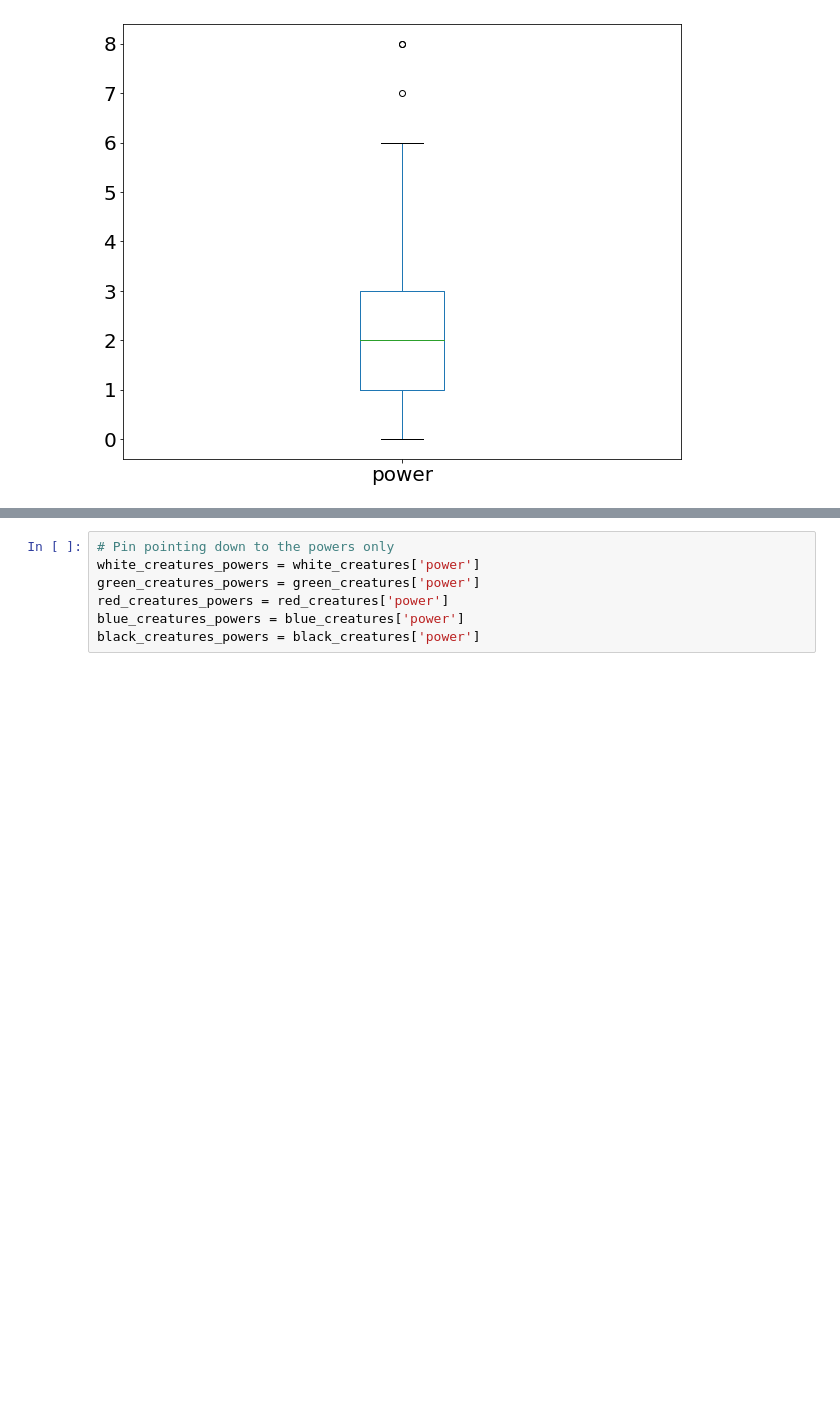
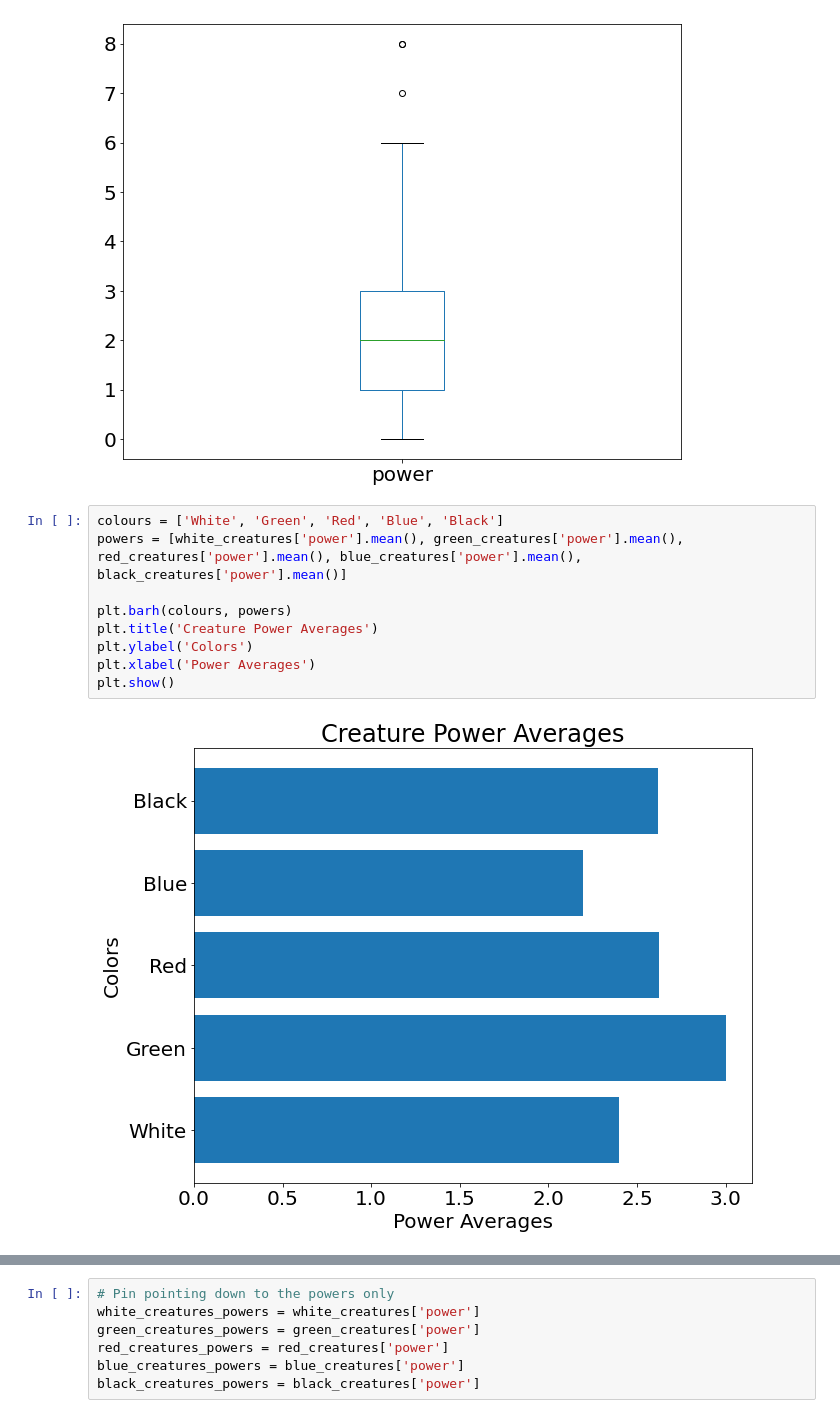
Before and after one commit to HSU-S21-CS232/P02-mc683, a Jupyter notebook: Magic_notebook.ipynb, the cells around one changed output, grey strips where cells are left out. Drawn from its saved outputs; the diff is of its cells as text; blank space fills up the shorter version.

Commit message:
Added another graph and some explanation.

```diff
--- a/Magic_notebook.ipynb
+++ b/Magic_notebook.ipynb
@@ -99,3 +97,14 @@ black_creatures['power'].plot(kind='hist', title='Black Creatures Power');
 black_creatures['power'].plot(kind="box");
 # %% [output]
 [figure]
+# %%
+colours = ['White', 'Green', 'Red', 'Blue', 'Black']
+powers = [white_creatures['power'].mean(), green_creatures['power'].mean(), red_creatures['power'].mean(), blue_creatures['power'].mean(), black_creatures['power'].mean()]
+
+plt.barh(colours, powers)
+plt.title('Creature Power Averages')
+plt.ylabel('Colors')
+plt.xlabel('Power Averages')
+plt.show()
+# %% [output]
+[figure, added]
```
Also changed, not shown: parts of 4 cells of this notebook.
